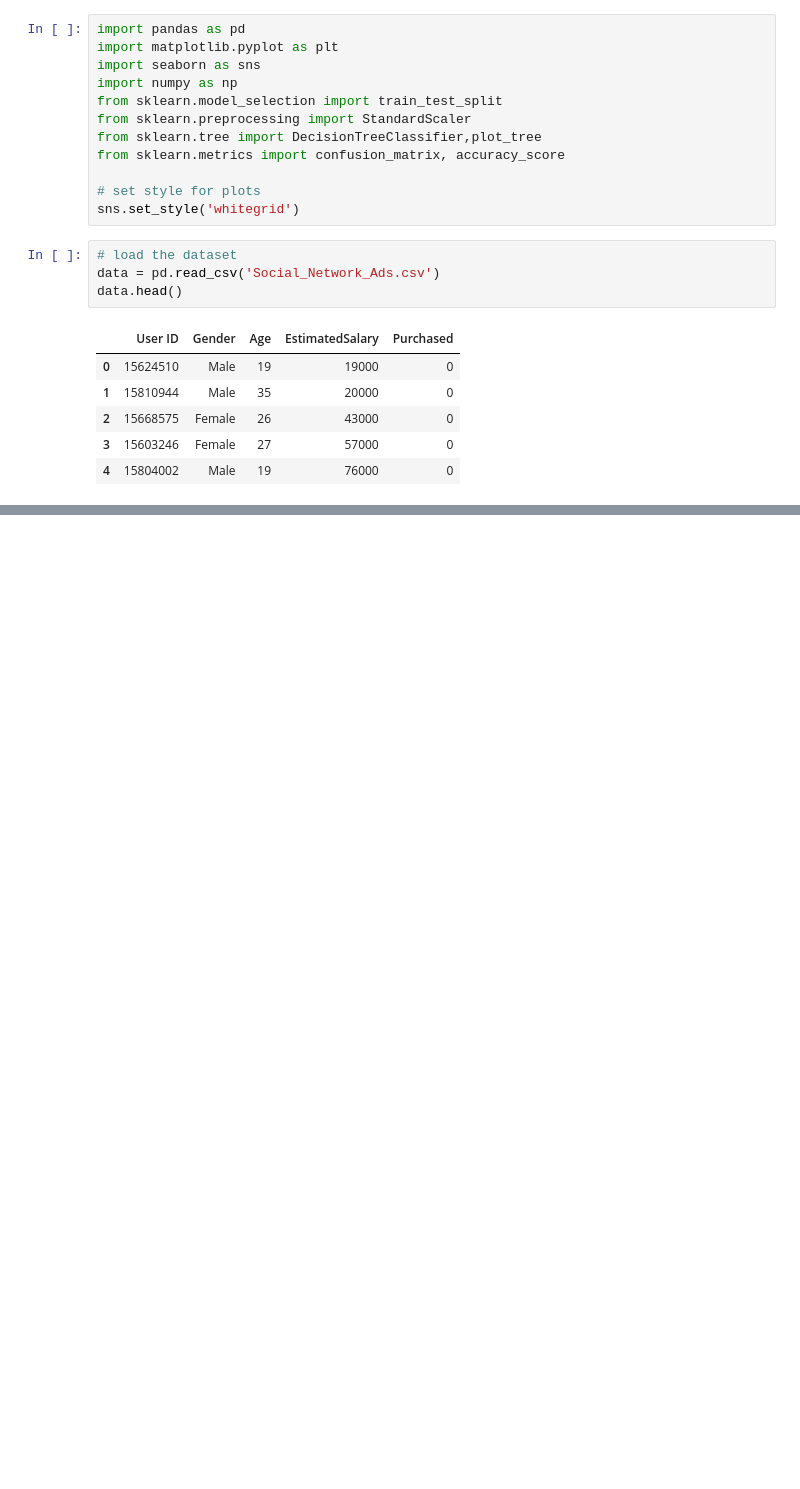
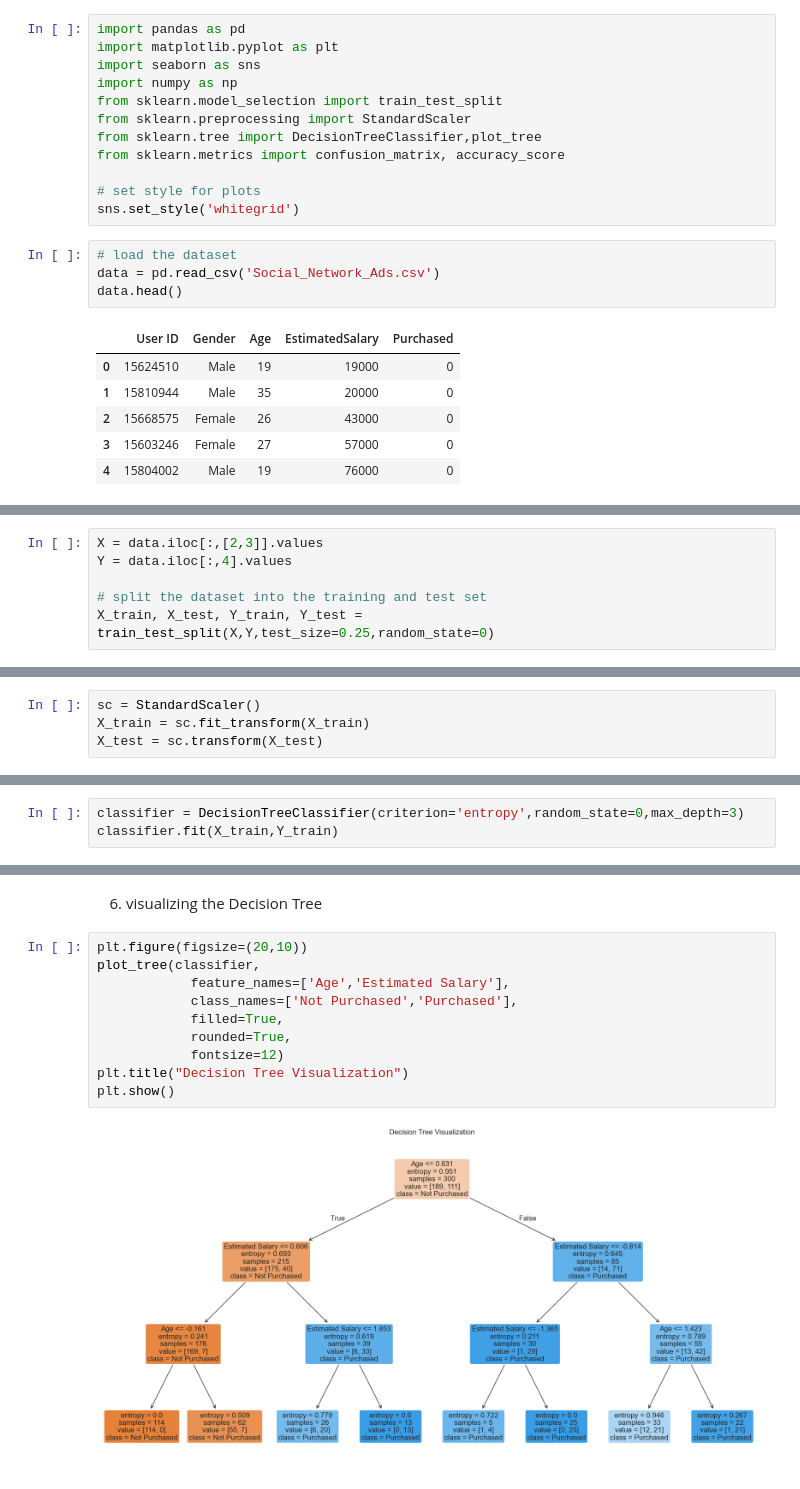
Before and after one commit to paulwincvarghese/new2, a Jupyter notebook: Day_7/decision_tree.ipynb, the cells around one changed output, grey strips where cells are left out. Drawn from its saved outputs; the diff is of its cells as text; blank space fills up the shorter version.

```diff
--- a/Day_7/decision_tree.ipynb
+++ b/Day_7/decision_tree.ipynb
@@ -23,0 +28,6 @@ data.head()
+# %%
+X = data.iloc[:,[2,3]].values
+Y = data.iloc[:,4].values
+
+# split the dataset into the training and test set
+X_train, X_test, Y_train, Y_test = train_test_split(X,Y,test_size=0.25,random_state=0)
@@ -23,0 +38,4 @@ data.head()
+# %%
+sc = StandardScaler()
+X_train = sc.fit_transform(X_train)
+X_test = sc.transform(X_test)
@@ -23,0 +44,3 @@ data.head()
+# %%
+classifier = DecisionTreeClassifier(criterion='entropy',random_state=0,max_depth=3)
+classifier.fit(X_train,Y_train)
@@ -23,0 +63,14 @@ data.head()
+# %% [markdown]
+6. visualizing the Decision Tree
+# %%
+plt.figure(figsize=(20,10))
+plot_tree(classifier,
+            feature_names=['Age','Estimated Salary'],
+            class_names=['Not Purchased','Purchased'],
+            filled=True,
+            rounded=True,
+            fontsize=12)
+plt.title("Decision Tree Visualization")
+plt.show()
+# %% [output]
+[figure, added]
```
Also changed, not shown: parts of 6 cells of this notebook.
